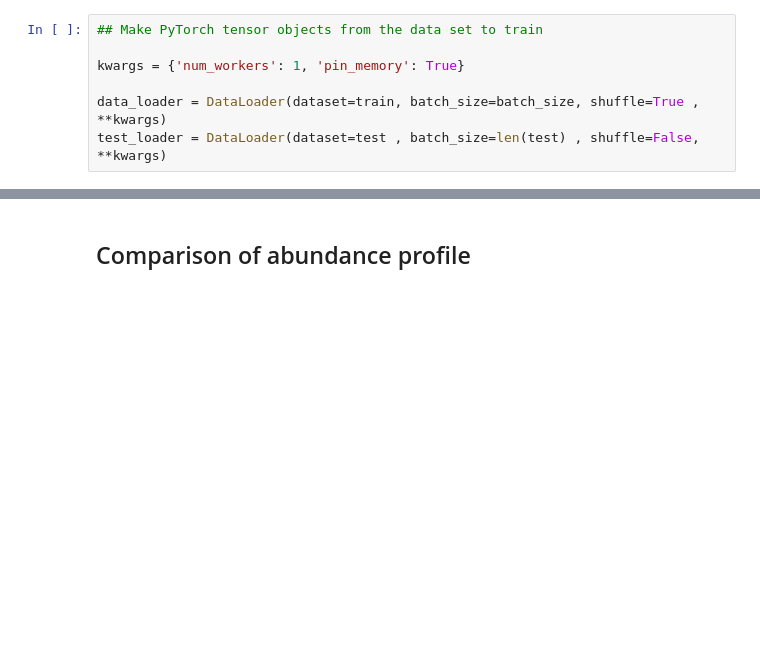
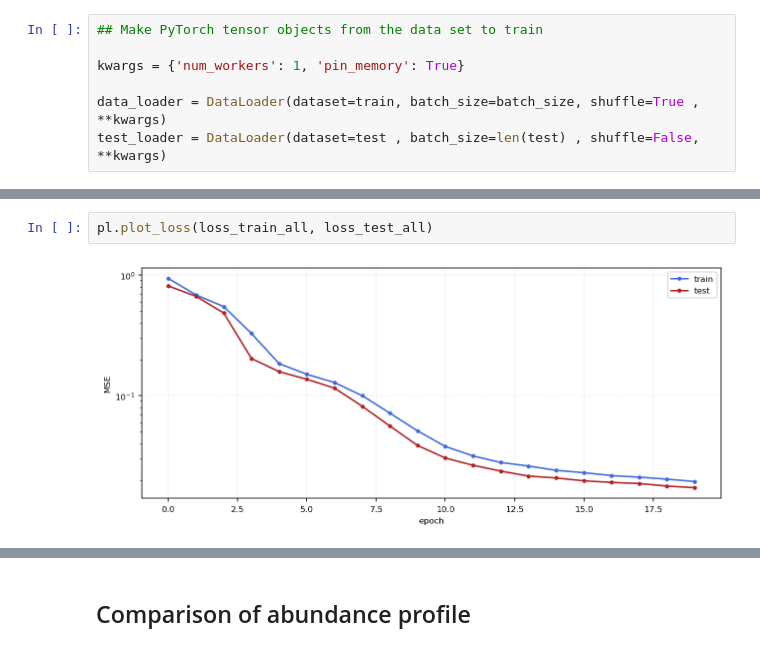
Before and after one commit to silkemaes/MACE, a Jupyter notebook: autoencoder.ipynb, the cells around one changed output, grey strips where cells are left out. Drawn from its saved outputs; the diff is of its cells as text; blank space fills up the shorter version.

```diff
--- a/autoencoder.ipynb
+++ b/autoencoder.ipynb
@@ -490 +147,5 @@ test_loader = DataLoader(dataset=test , batch_size=len(test) , shuffle=False,  *
+# %%
+pl.plot_loss(loss_train_all, loss_test_all)
+# %% [output]
+[figure, added]
 # %%
```
Also changed, not shown: parts of 23 cells of this notebook, 4 other files.
